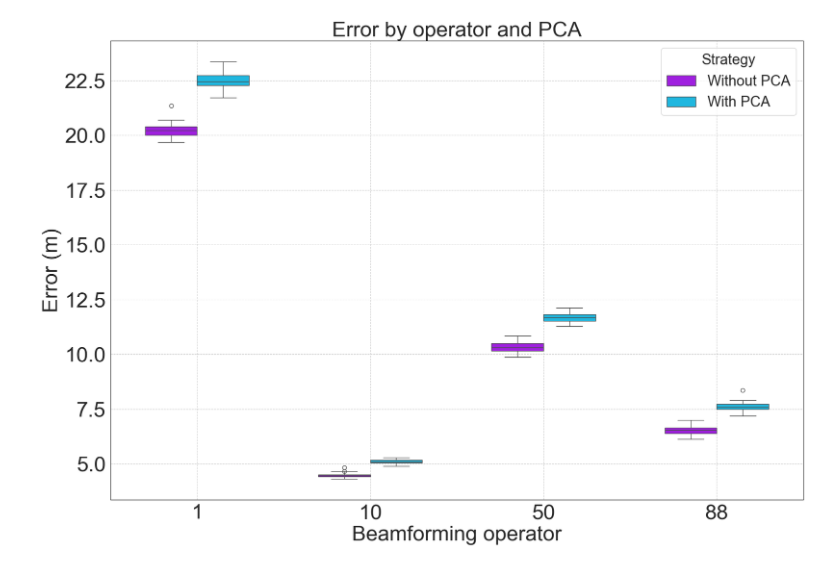
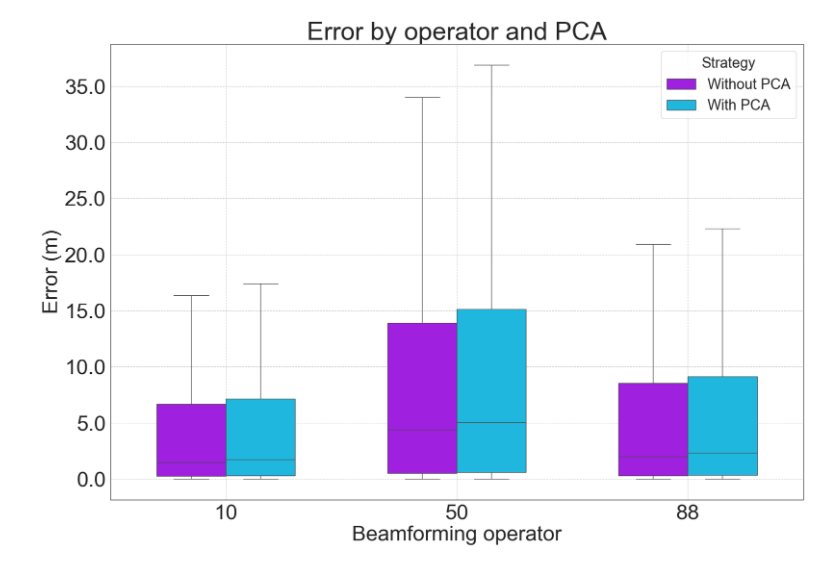
Before and after one commit to Andreas-Espelund/5G_localization, a Jupyter notebook: plotting/plot_operator.experiment.ipynb, the cells around one changed output. Drawn from its saved outputs; the diff is of its cells as text; code cells hidden in the pictures.

```diff
--- a/plotting/plot_operator.experiment.ipynb
+++ b/plotting/plot_operator.experiment.ipynb
@@ -6,7 +6,7 @@ import pandas as pd
 
 # Plot the accuracy
 
-dir = '../data/results/experiments/operator_experiment_28'
+dir = '../data/results/experiments/operator_experiment_33'
 
 data_df = pd.read_csv(os.path.join(dir, 'results.csv')).drop(columns=['Unnamed: 0'])
 
@@ -23,3 +23,5 @@ result_df = data_df
 result_df['complexity'] = result_df['complexity'] / 1000
 
 result_df.sort_values('use_pca', ascending=True, inplace=True)
+
+result_df
@@ -26,6 +42,8 @@ result_df.sort_values('use_pca', ascending=True, inplace=True)
 # %%
 
+from scripts.utils import get_config
 import seaborn as sns
+import matplotlib.pyplot as plt
 
 palette = {'Without PCA': '#AA00FF', 'With PCA': '#00CAFF'}
 
@@ -33,33 +51,33 @@ palette = {'Without PCA': '#AA00FF', 'With PCA': '#00CAFF'}
 def plot_pca_experiment(data_df: pd.DataFrame):
     color_map = get_config('color_map.json', 'operatorId')
 
     plt.rcParams.update({"font.size": 32})
     # Set the style to white background
     plt.figure(figsize=(17, 12))
     sns.set_style("white")
 
-    sns.boxplot(x='operator', y='error', hue='pca', palette=palette, data=data_df, width=0.6)
+    sns.boxplot(x='operator', y='error', hue='pca', palette=palette, data=data_df, width=0.6, showfliers=False)
 
     # Add labels and title
     plt.xlabel('Beamforming operator')
     plt.ylabel('Error (m)')
     plt.title('Error by operator and PCA')
 
     # Improve the legend
     plt.legend(title='Strategy', fontsize='22', loc='upper right', title_fontsize=22)
 
     # Remove grid or make it very subtle
     plt.grid(linestyle='--')
 
     from matplotlib.ticker import FormatStrFormatter
 
     plt.gca().yaxis.set_major_formatter(FormatStrFormatter('%.1f'))
 
     # Show the plot
     plt.tight_layout()
     plt.show()
 
 
-plot_pca_experiment(result_df)
+plot_pca_experiment(result_df[result_df['operator'] != 1])
 # %% [output]
-[figure, old version]
+[figure, new version]
```
Also changed, not shown: parts of 4 cells of this notebook, 5 other files.
